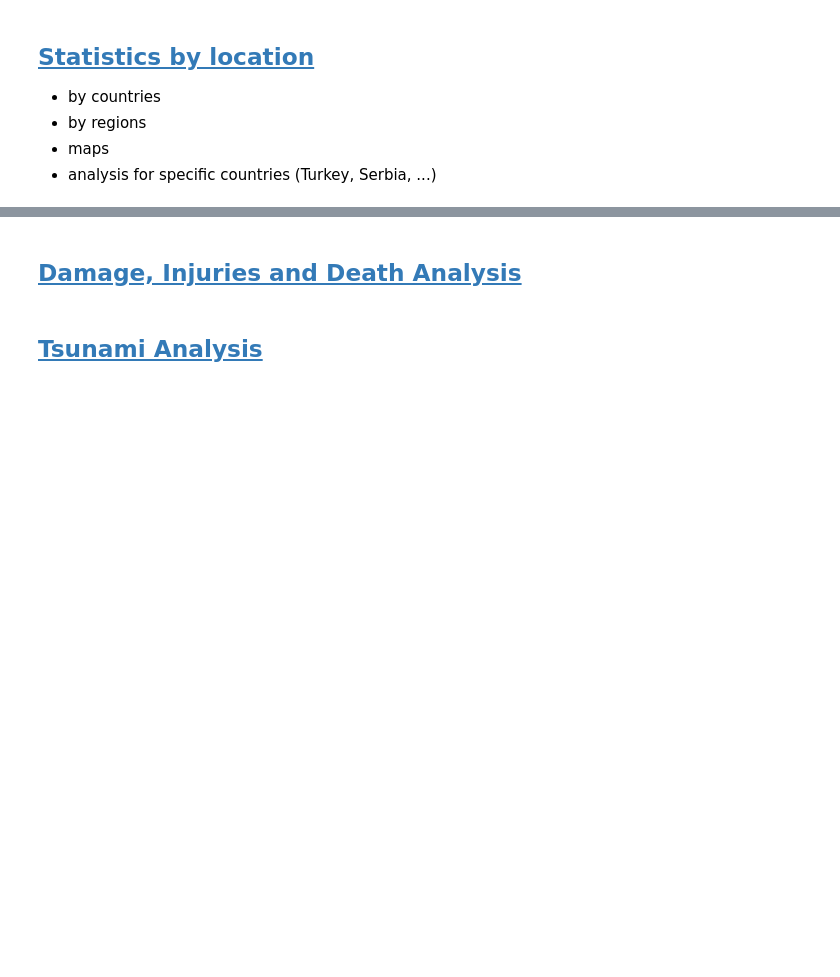
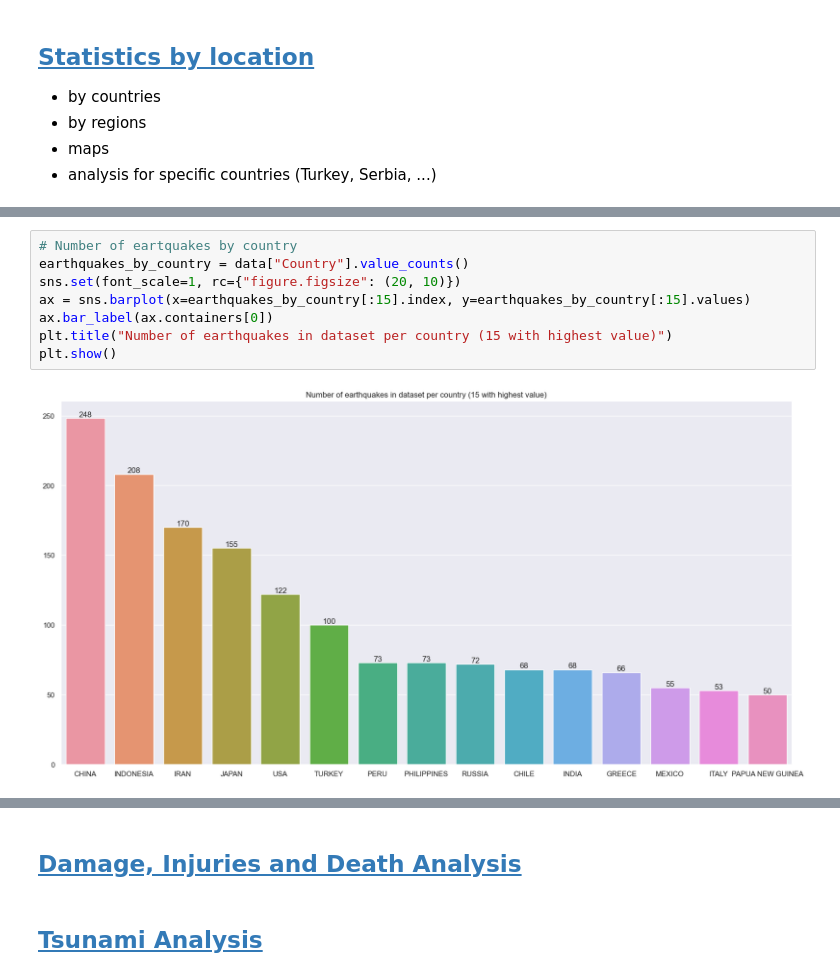
Before and after one commit to DejanGjer/Earthquakes-EDA, a Jupyter notebook: project.ipynb, the cells around one changed output, grey strips where cells are left out. Cells and saved outputs as stored; diff of their text form; blank space fills up the shorter version.

```diff
--- a/project.ipynb
+++ b/project.ipynb
@@ -1170,0 +1210,10 @@ We can see that minimums and means stayed same over the years. Maximum values ch
+# %%
+# Number of eartquakes by country
+earthquakes_by_country = data["Country"].value_counts()
+sns.set(font_scale=1, rc={"figure.figsize": (20, 10)})
+ax = sns.barplot(x=earthquakes_by_country[:15].index, y=earthquakes_by_country[:15].values)
+ax.bar_label(ax.containers[0])
+plt.title("Number of earthquakes in dataset per country (15 with highest value)")
+plt.show()
+# %% [output]
+[figure, added]
```
Also changed, not shown: parts of 9 cells of this notebook, 1 other file.
